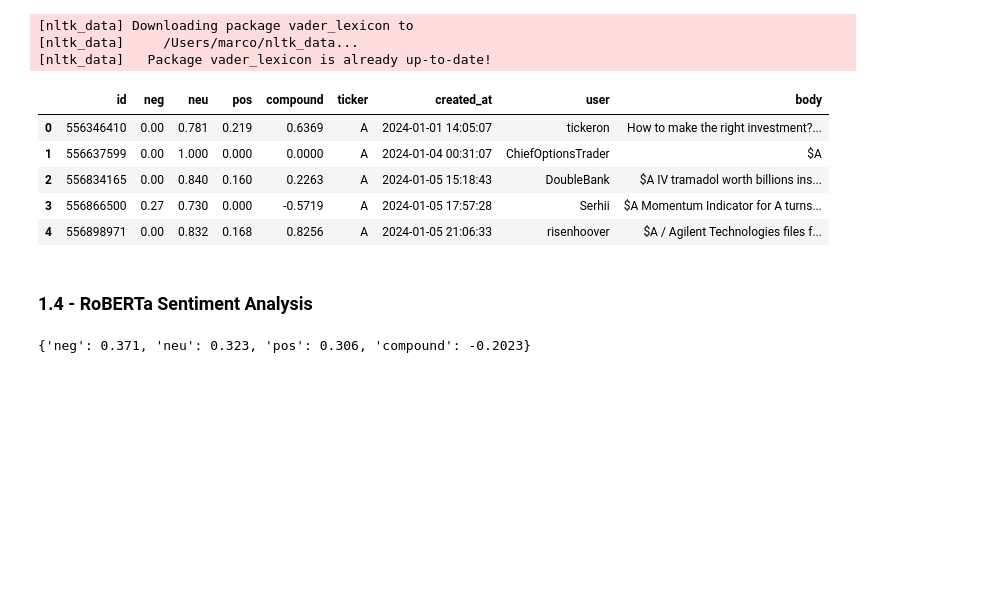
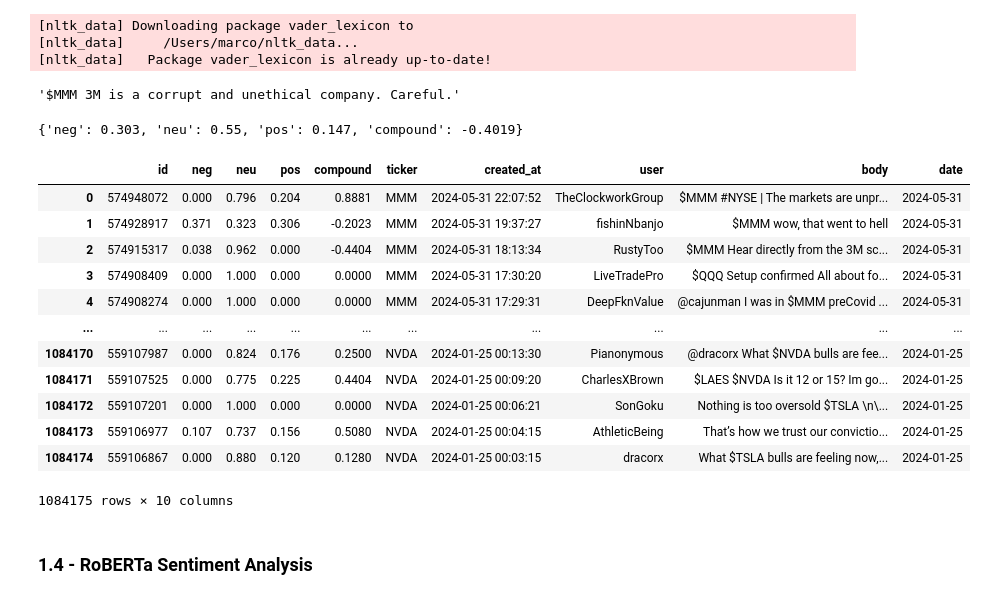
Before and after one commit to Berga20/Code_MSc_Thesis, a Jupyter notebook: Analysis.ipynb, the cells around one changed output. Cells and saved outputs as stored; diff of their text form; code cells hidden in the pictures; blank space fills up the shorter version.

```diff
--- a/Analysis.ipynb
+++ b/Analysis.ipynb
@@ -57,0 +42,3 @@ See the caveats in the documentation: https://pandas.pydata.org/pandas-docs/stab
+# %%
+comments_data['created_at'] = pd.to_datetime(comments_data['created_at'])
+comments_data
@@ -65,0 +82,12 @@ test
+# %%
+comments_data['date'] = pd.to_datetime(comments_data['created_at'].dt.date)
+
+start_date = comments_data['date'].min()
+end_date = comments_data['date'].max()
+full_date_range = pd.date_range(start=start_date, end=end_date)
+
+all_tickers = comments_data['ticker'].unique()
+
+complete_index = pd.MultiIndex.from_product([all_tickers, full_date_range], names=['ticker', 'date'])
+attention_measures = pd.DataFrame(index=complete_index).reset_index()
+attention_measures['M_vol'] = 0
@@ -73,25 +168,42 @@ sia = SentimentIntensityAnalyzer()
 [nltk_data] Downloading package vader_lexicon to
 [nltk_data]     /Users/marco/nltk_data...
 [nltk_data]   Package vader_lexicon is already up-to-date!
+# %%
+test = comments_data['body'][5]
+test
+# %% [output]
+'$MMM 3M is a corrupt and unethical company. Careful.'
+# %%
+sia.polarity_scores(test)
+# %% [output]
+{'neg': 0.303, 'neu': 0.55, 'pos': 0.147, 'compound': -0.4019}
 # %%
 res = {}
-for i, row in tqdm(data.iterrows(), total=len(data)):
+for i, row in tqdm(comments_data.iterrows(), total=len(comments_data)):
     text = row['body']
     com_id = row['id']
     res[com_id] = sia.polarity_scores(text)
+#takes approx. 2 min to complete
 # %%
 vader = pd.DataFrame(res).T
 vader = vader.reset_index().rename(columns={'index': 'id'})
-vader = vader.merge(data, how='left')
+vader = vader.merge(comments_data, how='left')
 # %%
-vader.head()
+vader
 # %% [output]
-|  | id | neg | neu | pos | compound | ticker | created_at | user | body |
-| 0 | 556346410 | 0.00 | 0.781 | 0.219 | 0.6369 | A | 2024-01-01 14:05:07 | tickeron | How to make the right investment?... |
-| 1 | 556637599 | 0.00 | 1.000 | 0.000 | 0.0000 | A | 2024-01-04 00:31:07 | ChiefOptionsTrader | $A |
-| 2 | 556834165 | 0.00 | 0.840 | 0.160 | 0.2263 | A | 2024-01-05 15:18:43 | DoubleBank | $A IV tramadol worth billions ins... |
-| 3 | 556866500 | 0.27 | 0.730 | 0.000 | -0.5719 | A | 2024-01-05 17:57:28 | Serhii | $A Momentum Indicator for A turns... |
-| 4 | 556898971 | 0.00 | 0.832 | 0.168 | 0.8256 | A | 2024-01-05 21:06:33 | risenhoover | $A / Agilent Technologies files f... |
+|  | id | neg | neu | pos | compound | ticker | created_at | user | body | date |
+| 0 | 574948072 | 0.000 | 0.796 | 0.204 | 0.8881 | MMM | 2024-05-31 22:07:52 | TheClockworkGroup | $MMM #NYSE | The markets are unpr... | 2024-05-31 |
+| 1 | 574928917 | 0.371 | 0.323 | 0.306 | -0.2023 | MMM | 2024-05-31 19:37:27 | fishinNbanjo | $MMM wow, that went to hell | 2024-05-31 |
+| 2 | 574915317 | 0.038 | 0.962 | 0.000 | -0.4404 | MMM | 2024-05-31 18:13:34 | RustyToo | $MMM Hear directly from the 3M sc... | 2024-05-31 |
+| 3 | 574908409 | 0.000 | 1.000 | 0.000 | 0.0000 | MMM | 2024-05-31 17:30:20 | LiveTradePro | $QQQ Setup confirmed All about fo... | 2024-05-31 |
+| 4 | 574908274 | 0.000 | 1.000 | 0.000 | 0.0000 | MMM | 2024-05-31 17:29:31 | DeepFknValue | @cajunman I was in $MMM preCovid ... | 2024-05-31 |
+| ... | ... | ... | ... | ... | ... | ... | ... | ... | ... | ... |
+| 1084170 | 559107987 | 0.000 | 0.824 | 0.176 | 0.2500 | NVDA | 2024-01-25 00:13:30 | Pianonymous | @dracorx What $NVDA bulls are fee... | 2024-01-25 |
+| 1084171 | 559107525 | 0.000 | 0.775 | 0.225 | 0.4404 | NVDA | 2024-01-25 00:09:20 | CharlesXBrown | $LAES $NVDA Is it 12 or 15? Im go... | 2024-01-25 |
+| 1084172 | 559107201 | 0.000 | 1.000 | 0.000 | 0.0000 | NVDA | 2024-01-25 00:06:21 | SonGoku | Nothing is too oversold $TSLA \n\... | 2024-01-25 |
+| 1084173 | 559106977 | 0.107 | 0.737 | 0.156 | 0.5080 | NVDA | 2024-01-25 00:04:15 | AthleticBeing | That’s how we trust our convictio... | 2024-01-25 |
+| 1084174 | 559106867 | 0.000 | 0.880 | 0.120 | 0.1280 | NVDA | 2024-01-25 00:03:15 | dracorx | What $TSLA bulls are feeling now,... | 2024-01-25 |
+1084175 rows × 10 columns
 # %% [markdown]
 ### 1.4 - RoBERTa Sentiment Analysis
 # %%
@@ -102,11 +217,6 @@ from scipy.special import softmax
 MODEL = f'cardiffnlp/twitter-roberta-base-sentiment'
 tokenizer = AutoTokenizer.from_pretrained(MODEL)
 model = AutoModelForSequenceClassification.from_pretrained(MODEL)
-# %%
-# VADER polarity score example
-sia.polarity_scores(test)
-# %% [output]
-{'neg': 0.371, 'neu': 0.323, 'pos': 0.306, 'compound': -0.2023}
 # %%
 # Run for Roberta Model
 encoded_text = tokenizer(test, return_tensors='pt')
```
Also changed, not shown: parts of 66 cells of this notebook, 4 other files.
